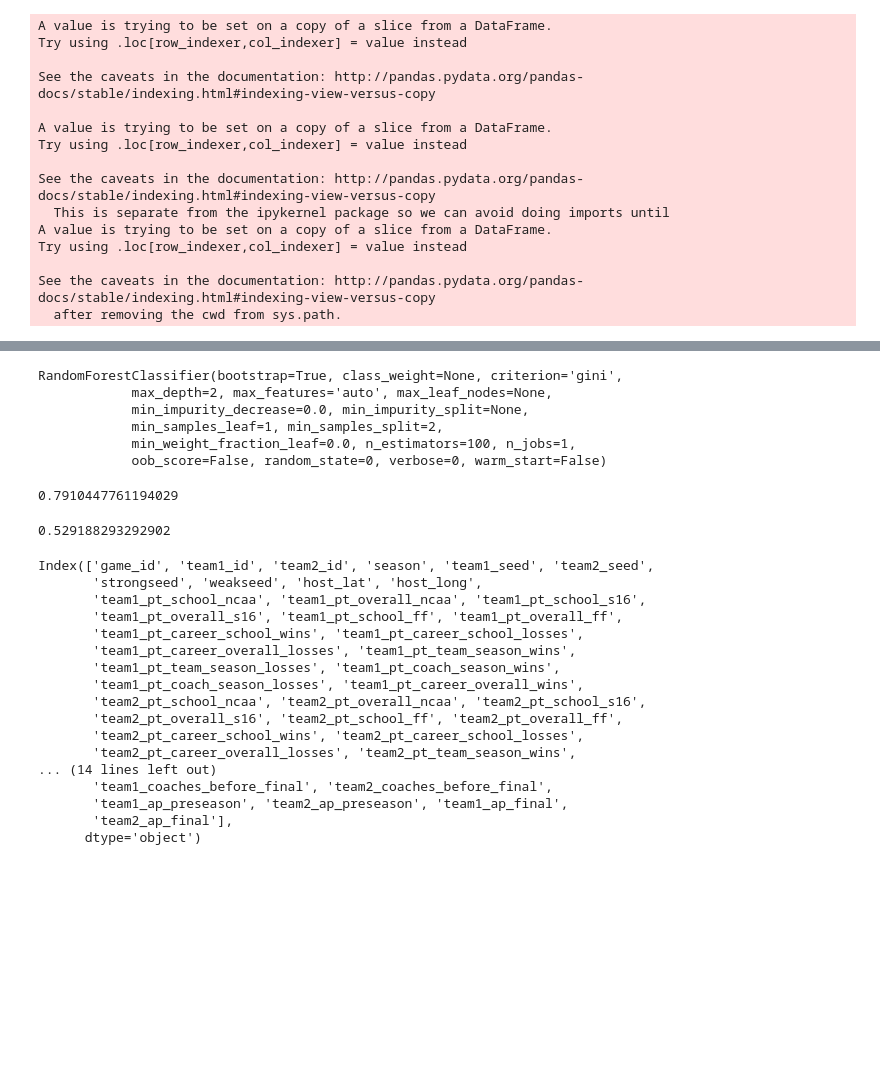
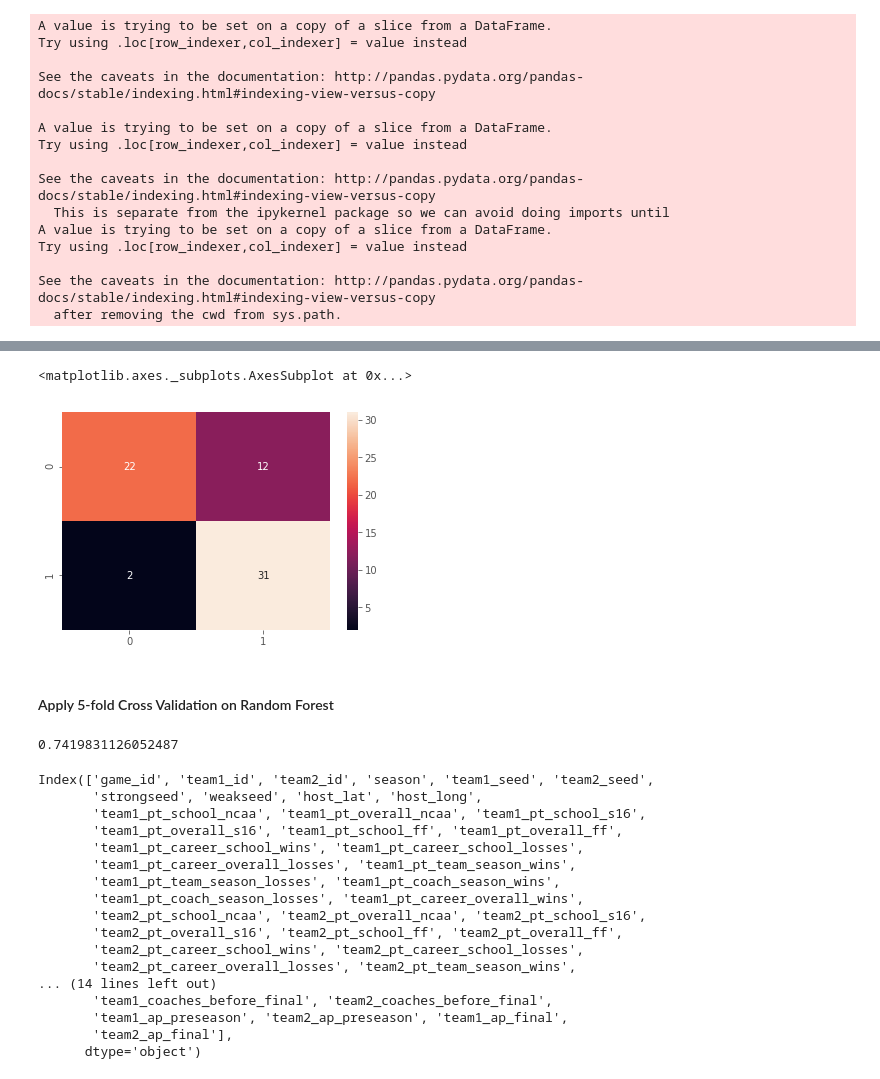
Before and after one commit to katiecao1/march-madness-bracket-prediction, a Jupyter notebook: Code.ipynb, the cells around one changed output, grey strips where cells are left out. Drawn from its saved outputs; the diff is of its cells as text; code cells hidden in the pictures; blank space fills up the shorter version.

```diff
--- a/Code.ipynb
+++ b/Code.ipynb
@@ -636,9 +673,0 @@ rf_model = RandomForestClassifier(
-# %%
-rf_model.fit(input_train, ncaa_selected_train['outcome'])
-# %% [output]
-RandomForestClassifier(bootstrap=True, class_weight=None, criterion='gini',
-            max_depth=2, max_features='auto', max_leaf_nodes=None,
-            min_impurity_decrease=0.0, min_impurity_split=None,
-            min_samples_leaf=1, min_samples_split=2,
-            min_weight_fraction_leaf=0.0, n_estimators=100, n_jobs=1,
-            oob_score=False, random_state=0, verbose=0, warm_start=False)
@@ -647,11 +674,23 @@ ncaa_selected_testing['predict'] = rf_model.predict(input_test)
-# %%
-accuracy_score(ncaa_selected_testing['outcome'], rf_model.predict(input_test))
-# %% [output]
-0.7910447761194029
-# %%
-log_loss(ncaa_selected_testing['outcome'], rf_model.predict_proba(input_test))
-# %% [output]
-0.529188293292902
+# %%
+import seaborn as sn
+import pandas as pd
+import matplotlib.pyplot as plt
+array = [[22, 12],
+       [ 2, 31]]
+df_cm = pd.DataFrame(array)
+sn.heatmap(df_cm, annot=True)
+# %% [output]
+<matplotlib.axes._subplots.AxesSubplot at 0x...>
+[figure, added]
+# %% [markdown]
+#### Apply 5-fold Cross Validation on Random Forest
+# %%
+from sklearn.model_selection import cross_val_score
+rf = RandomForestClassifier(n_estimators=100, max_depth=2,random_state=42)
+rf_result = cross_val_score(rf, input_train, ncaa_selected_train['outcome'], cv=5, scoring='f1')
+rf_result.mean()
+# %% [output]
+0.7419831126052487
 # %%
 test_2019 = pd.read_csv('NCAA_Tourney_2019.csv')
 # %%
```
Also changed, not shown: parts of 33 cells of this notebook, 4 other files.
